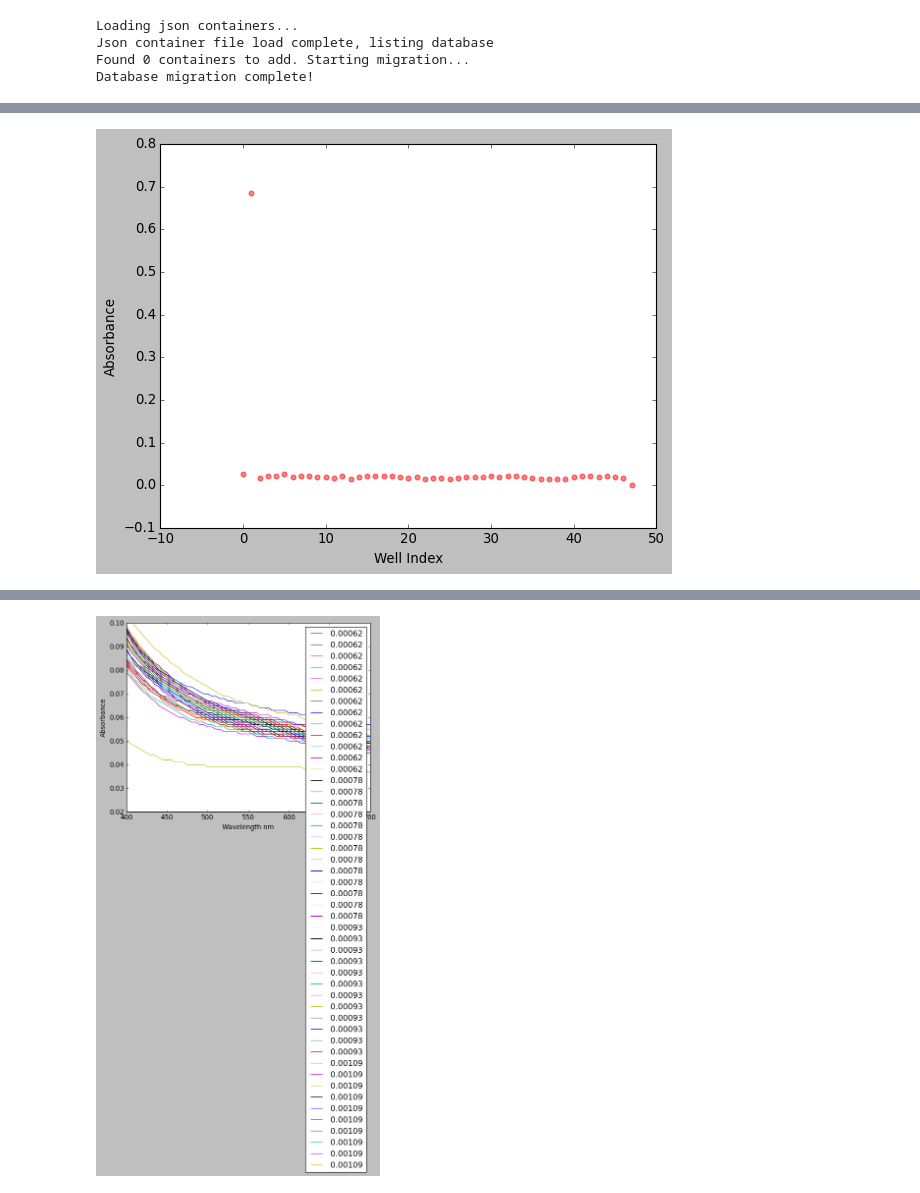
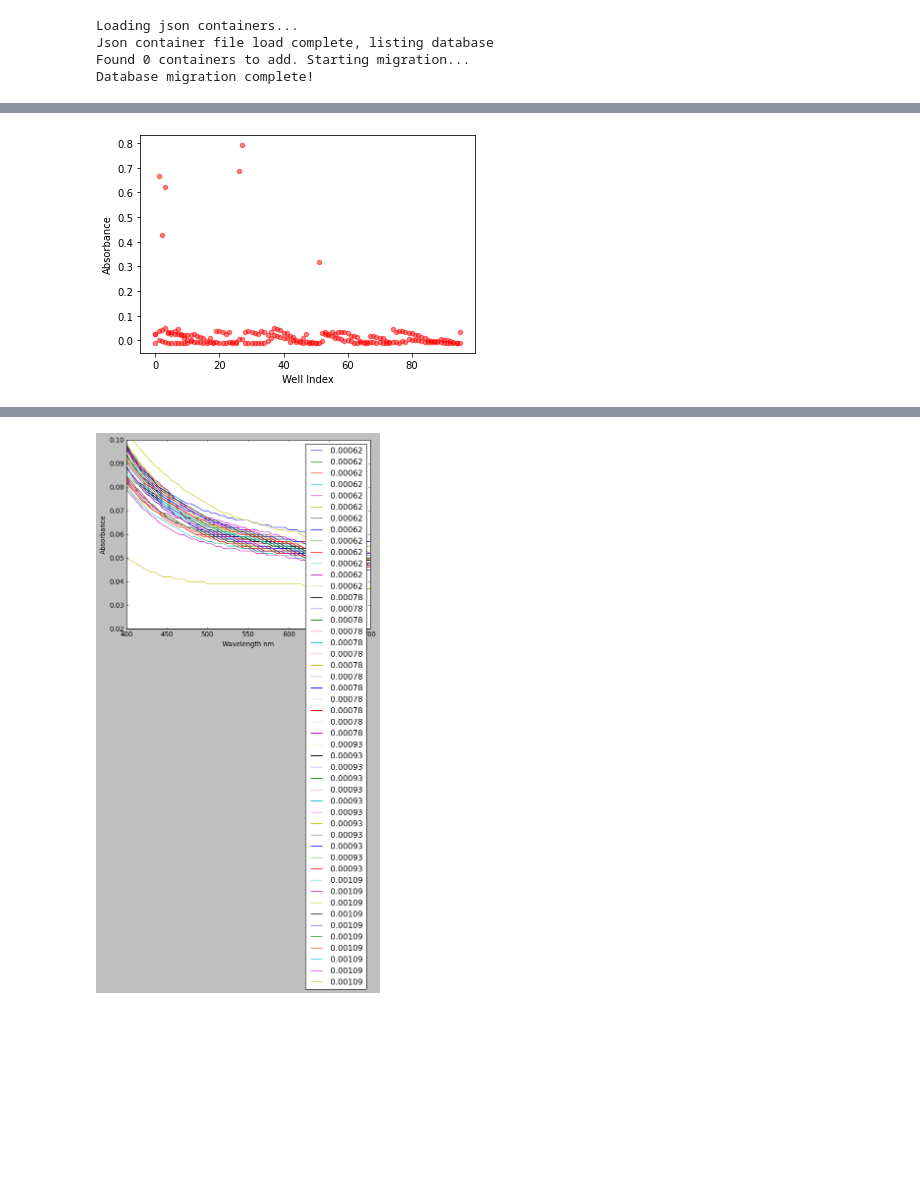
Before and after one commit to pozzo-research-group/OT2Protocols, a Jupyter notebook: ot2protocol/Ouzo_OT2_Sampling/open and combine-Copy1.ipynb, the cells around one changed output, grey strips where cells are left out. Cells and saved outputs as stored; diff of their text form; code cells hidden in the pictures; blank space fills up the shorter version.

```diff
--- a/ot2protocol/Ouzo_OT2_Sampling/open and combine-Copy1.ipynb
+++ b/ot2protocol/Ouzo_OT2_Sampling/open and combine-Copy1.ipynb
@@ -46,7 +54,19 @@ def wavelength_absorbances(uv_df):
+# %%
+# Step 2: Load the UV-Vis data,blank and combine it.
+plate1 =  pd.read_excel(r"C:\Users\Edwin\Desktop\11_17_2020\11_17_2020_Plate123.xlsx", sheet_name = 'Sheet1' ).T
+plate2 =  pd.read_excel(r"C:\Users\Edwin\Desktop\11_17_2020\11_17_2020_Plate123.xlsx", sheet_name = 'Sheet2' ).T
+plate3 =  pd.read_excel(r"C:\Users\Edwin\Desktop\11_17_2020\11_17_2020_Plate123.xlsx", sheet_name = 'Sheet3' ).T
+# %%
+# Step 3: Correct all data using baseline/blanking, make series first then subtract using .bbaselinecorrection
+blank_series = plate3.iloc[12]
+plate1_blanked = ouzo_graphs.baseline_correction(plate1, blank_series)
+plate2_blanked = ouzo_graphs.baseline_correction(plate2, blank_series)
+plate3_blanked = ouzo_graphs.baseline_correction(plate3, blank_series)
 # %%
 # Step 4: Extract the absorbances from the loaded UV-Vis data at a specified wavelength
-wavelength = 550
+wavelength = 400
 plate1_absorbances = ouzo_graphs.plot_single_wavelength(plate1_blanked, wavelength)# rearrnge x axis based on concentration or something
-plate1_absorbances[1] = 0
+plate2_absorbances = ouzo_graphs.plot_single_wavelength(plate2_blanked, wavelength)
+plate3_absorbances = ouzo_graphs.plot_single_wavelength(plate3_blanked, wavelength)
 # %% [output]
-[figure, old version]
+[figure, new version]
```
Also changed, not shown: parts of 10 cells of this notebook, 1 other file.
